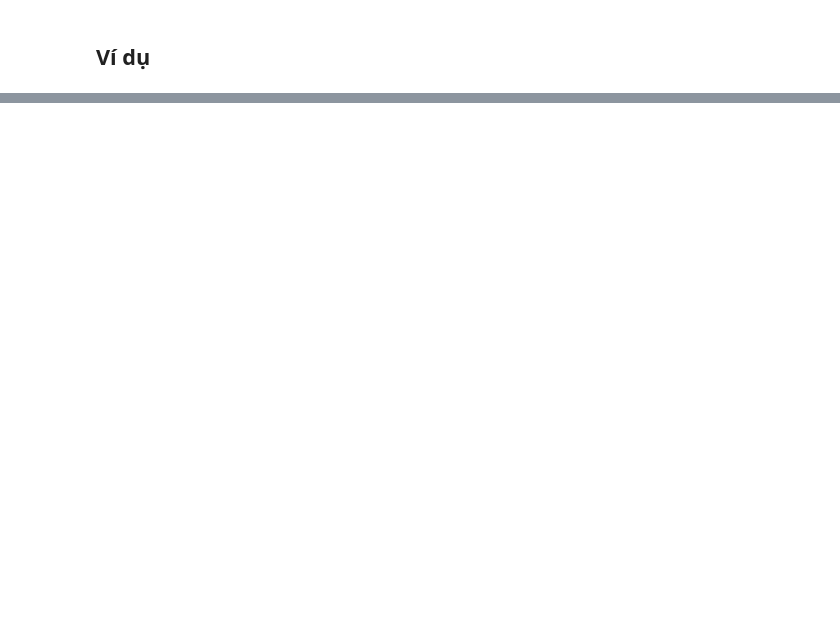
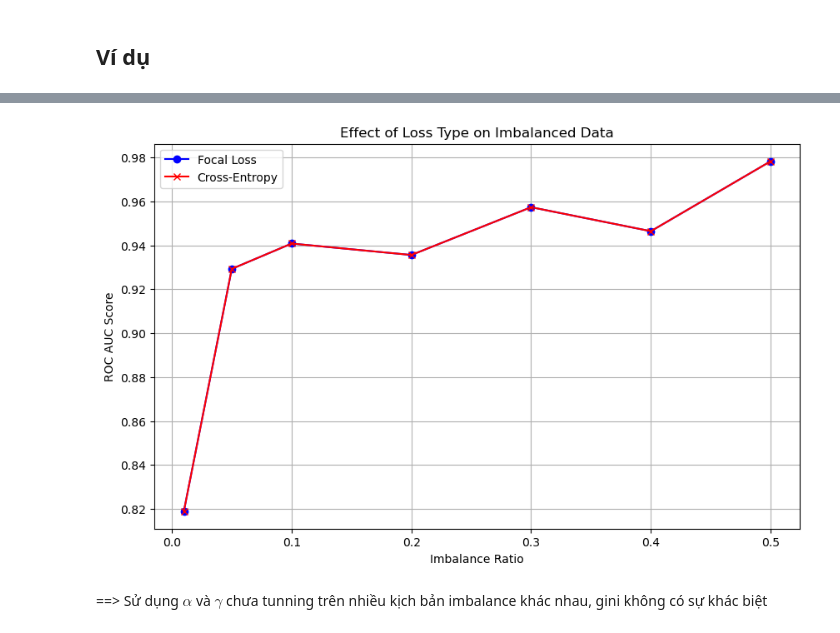
Before and after one commit to nguyenngocbinh/papers, a Jupyter notebook: machine-learning/focal-loss.ipynb, the cells around one changed output, grey strips where cells are left out. Drawn from its saved outputs; the diff is of its cells as text; code cells hidden in the pictures; blank space fills up the shorter version.

```diff
--- a/machine-learning/focal-loss.ipynb
+++ b/machine-learning/focal-loss.ipynb
@@ -184,0 +226,57 @@ results_optuna = {
+# %%
+# Initialize lists to store results
+focal_scores = []
+ce_scores = []
+imbalance_ratios = [0.01, 0.05, 0.1, 0.2, 0.3, 0.4, 0.5]
+
+for ratio in imbalance_ratios:
+    # Generate imbalanced data
+    X, y = make_classification(n_samples=1000, n_features=20, n_informative=2, n_redundant=10, weights=[1-ratio, ratio], random_state=42)
+    X_train, X_val, y_train, y_val = train_test_split(X, y, stratify=y, test_size=0.2, random_state=42)
+
+    train_set = lgb.Dataset(X_train, y_train)
+    val_set = lgb.Dataset(X_val, y_val, reference=train_set)
+
+    # Train with Focal Loss
+    params_focal = {
+        'objective': 'binary',
+        'metric': 'custom',
+        'boosting_type': 'gbdt'
+    }
+
+    alpha_value = 0.25
+    gamma_value = 2.0
+    evals_result_focal = {}
+    model_focal = lgb.train(params_focal, train_set, valid_sets=[val_set],
+                        feval=lambda preds, dtrain: focal_loss_lgb(preds, dtrain, alpha_value, gamma_value),
+                        callbacks=[record_evaluation(evals_result_focal)])
+    preds_focal = model_focal.predict(X_val)
+    roc_focal = roc_auc_score(y_val, preds_focal)
+
+    # Train with Cross-Entropy
+    params_ce = {
+        'objective': 'binary',
+        'metric': 'binary_logloss',
+        'boosting_type': 'gbdt'
+    }
+
+    evals_result_ce = {}
+    model_ce = lgb.train(params_ce, train_set, valid_sets=[val_set], callbacks=[record_evaluation(evals_result_ce)])
+    preds_ce = model_ce.predict(X_val)
+    roc_ce = roc_auc_score(y_val, preds_ce)
+
+    # Store results
+    focal_scores.append(roc_focal)
+    ce_scores.append(roc_ce)
+
+# Plotting
+plt.figure(figsize=(10, 6))
+plt.plot(imbalance_ratios, focal_scores, marker='o', label='Focal Loss', color='b')
+plt.plot(imbalance_ratios, ce_scores, marker='x', label='Cross-Entropy Loss', color='r')
+plt.xlabel('Imbalance Ratio')
+plt.ylabel('ROC AUC Score')
+plt.title('Effect of Loss Type on Imbalanced Data')
+plt.legend()
+plt.grid(True)
+plt.show()
+# %% [output]
@@ -184,0 +300,3 @@ results_optuna = {
+[figure, added]
+# %% [markdown]
+==> Sử dụng $\alpha$ và $\gamma$ chưa tunning trên nhiều kịch bản imbalance khác nhau, gini không có sự khác biệt
```
Also changed, not shown: parts of 6 cells of this notebook.
